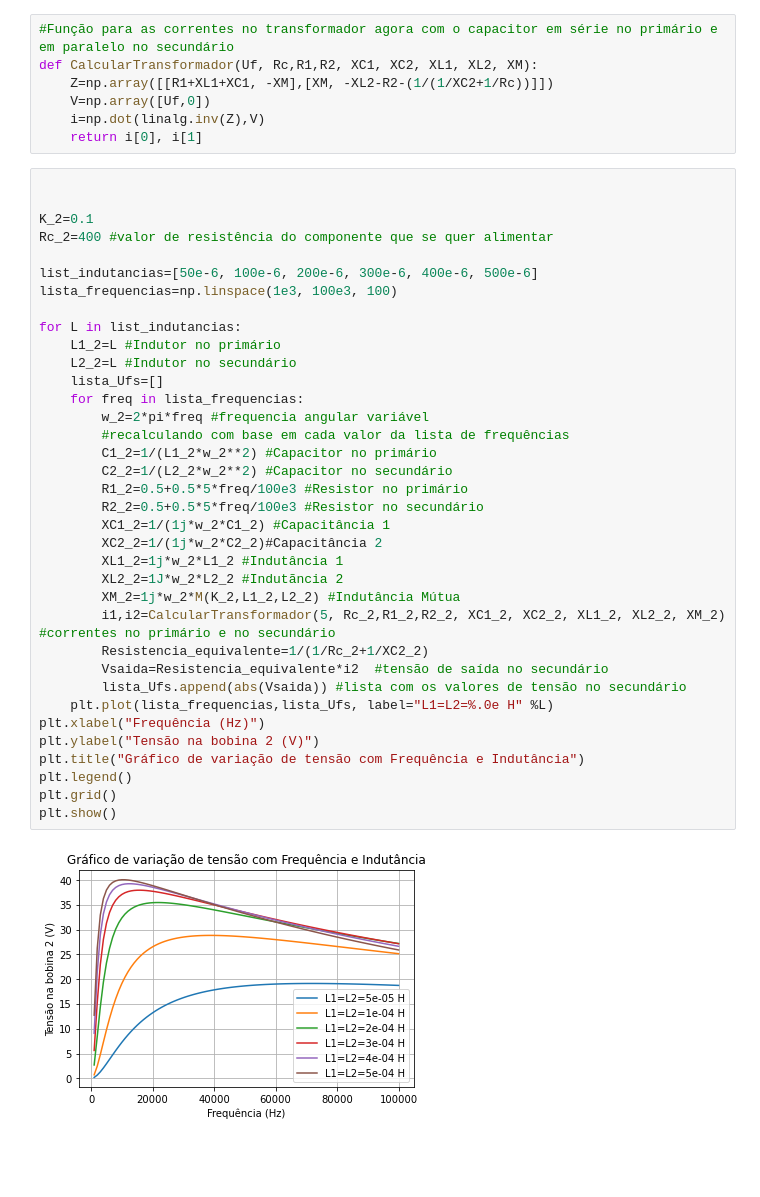
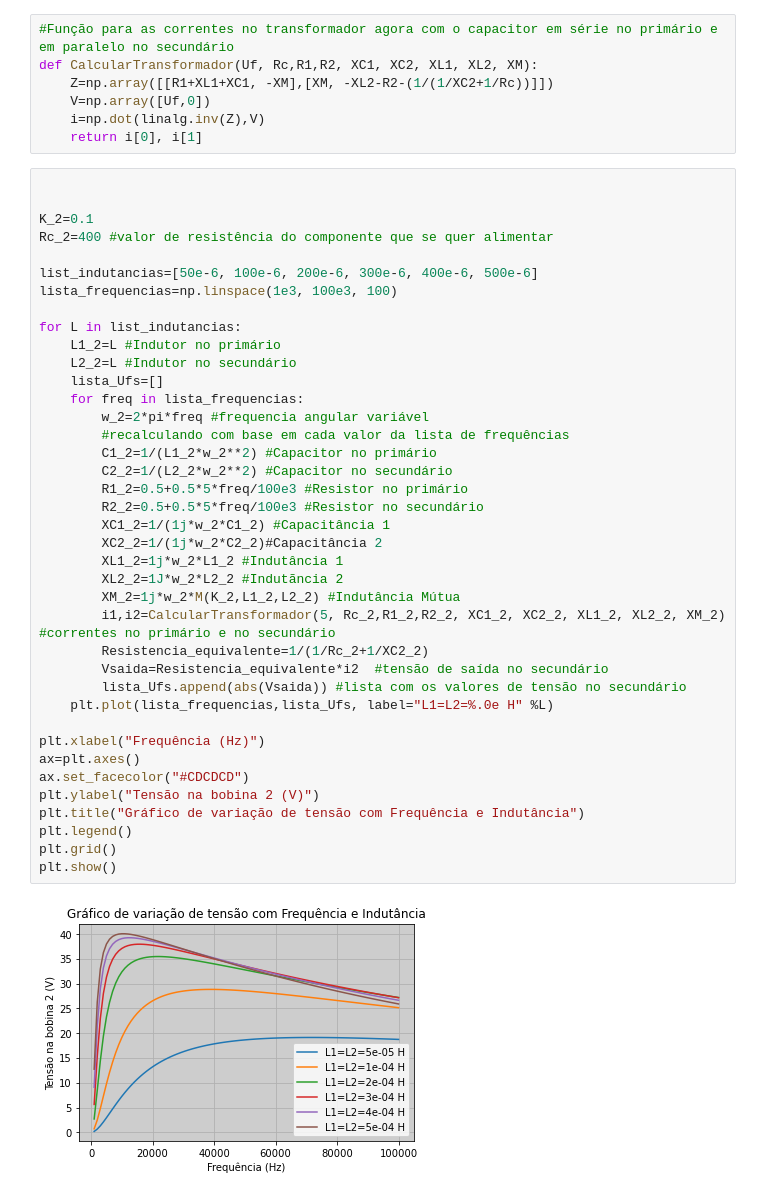
Before and after one commit to Tainapb/Projeto-WPT--Eletromagnetismo-e-Ondulatoria-, a Jupyter notebook: Oficial_WPT.ipynb, the cells around one changed output. Saved outputs shown, nothing was run; the diff lists cells and outputs as text; blank space fills up the shorter version.

```diff
--- a/Oficial_WPT.ipynb
+++ b/Oficial_WPT.ipynb
@@ -80,31 +80,34 @@ list_indutancias=[50e-6, 100e-6, 200e-6, 300e-6, 400e-6, 500e-6]
 lista_frequencias=np.linspace(1e3, 100e3, 100)
 
 for L in list_indutancias:
     L1_2=L #Indutor no primário
     L2_2=L #Indutor no secundário
     lista_Ufs=[]
     for freq in lista_frequencias:
         w_2=2*pi*freq #frequencia angular variável
         #recalculando com base em cada valor da lista de frequências
         C1_2=1/(L1_2*w_2**2) #Capacitor no primário
         C2_2=1/(L2_2*w_2**2) #Capacitor no secundário
         R1_2=0.5+0.5*5*freq/100e3 #Resistor no primário
         R2_2=0.5+0.5*5*freq/100e3 #Resistor no secundário
         XC1_2=1/(1j*w_2*C1_2) #Capacitância 1
         XC2_2=1/(1j*w_2*C2_2)#Capacitância 2
         XL1_2=1j*w_2*L1_2 #Indutância 1
         XL2_2=1J*w_2*L2_2 #Indutãncia 2
         XM_2=1j*w_2*M(K_2,L1_2,L2_2) #Indutância Mútua
         i1,i2=CalcularTransformador(5, Rc_2,R1_2,R2_2, XC1_2, XC2_2, XL1_2, XL2_2, XM_2) #correntes no primário e no secundário
         Resistencia_equivalente=1/(1/Rc_2+1/XC2_2)
         Vsaida=Resistencia_equivalente*i2  #tensão de saída no secundário
         lista_Ufs.append(abs(Vsaida)) #lista com os valores de tensão no secundário
     plt.plot(lista_frequencias,lista_Ufs, label="L1=L2=%.0e H" %L)
+
 plt.xlabel("Frequência (Hz)")
+ax=plt.axes()
+ax.set_facecolor("#CDCDCD")
 plt.ylabel("Tensão na bobina 2 (V)")
 plt.title("Gráfico de variação de tensão com Frequência e Indutância")
 plt.legend()
 plt.grid()
 plt.show()
 # %% [output]
-[figure, old version]
+[figure, new version]
```
